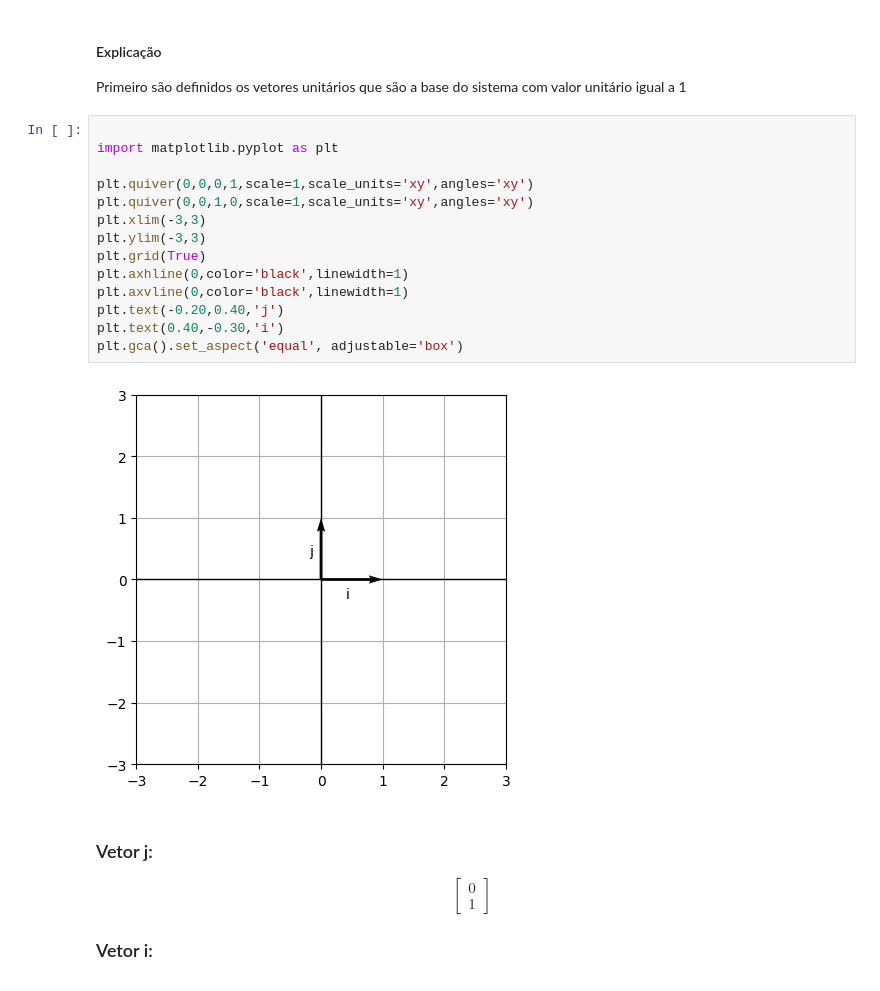
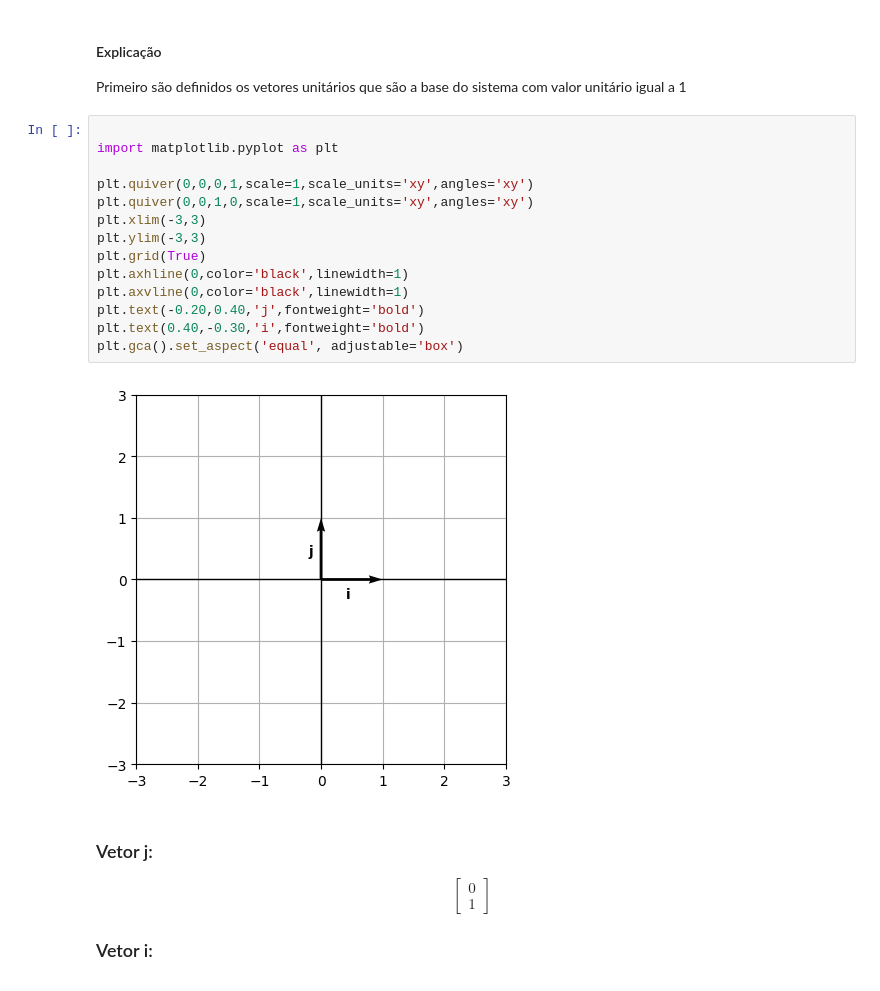
Before and after one commit to MurilloFig/Matem-tica-Computacional, a Jupyter notebook: Atividade0.ipynb, the cells around one changed output. Saved outputs shown, nothing was run; the diff lists cells and outputs as text.

```diff
--- a/Atividade0.ipynb
+++ b/Atividade0.ipynb
@@ -73,19 +73,19 @@ Primeiro são definidos os vetores unitários que são a base do sistema com val
 # %%
 
 import matplotlib.pyplot as plt
 
 plt.quiver(0,0,0,1,scale=1,scale_units='xy',angles='xy')
 plt.quiver(0,0,1,0,scale=1,scale_units='xy',angles='xy')
 plt.xlim(-3,3)
 plt.ylim(-3,3)
 plt.grid(True)
 plt.axhline(0,color='black',linewidth=1)
 plt.axvline(0,color='black',linewidth=1)
-plt.text(-0.20,0.40,'j')
-plt.text(0.40,-0.30,'i')
+plt.text(-0.20,0.40,'j',fontweight='bold')
+plt.text(0.40,-0.30,'i',fontweight='bold')
 plt.gca().set_aspect('equal', adjustable='box')
 # %% [output]
-[figure, old version]
+[figure, new version]
 # %% [markdown]
 ### Vetor j:
 
```
Also changed, not shown: parts of 2 cells of this notebook.
